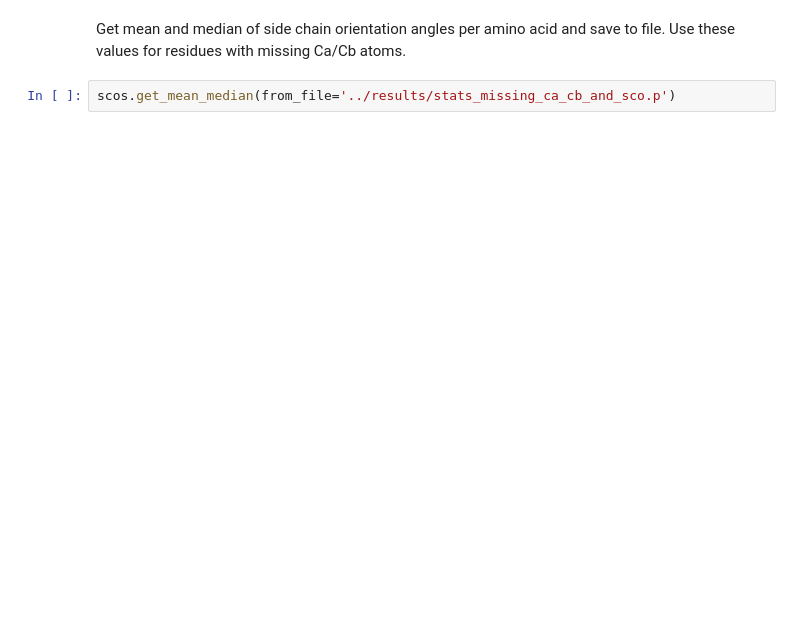
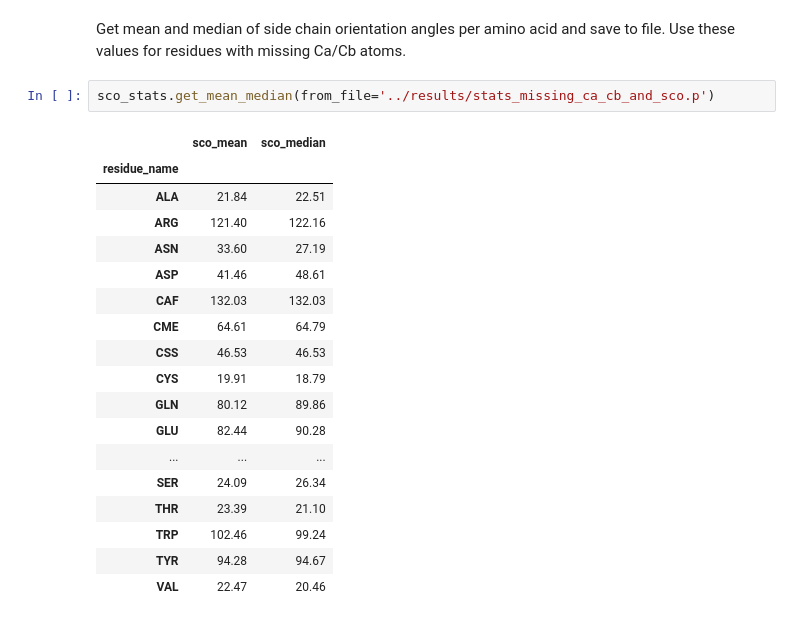
Before and after one commit to volkamerlab/kissim, a Jupyter notebook: scripts/gaps_ca_cb_sco_stats.ipynb, the cells around one changed output. Cells and saved outputs as stored; diff of their text form; blank space fills up the shorter version.

```diff
--- a/scripts/gaps_ca_cb_sco_stats.ipynb
+++ b/scripts/gaps_ca_cb_sco_stats.ipynb
@@ -123,4 +237,23 @@ sco_stats.plot_side_chain_orientation_distribution(path_to_results, kind='histog
 Get mean and median of side chain orientation angles per amino acid and save to file.
 Use these values for residues with missing Ca/Cb atoms.
 # %%
-scos.get_mean_median(from_file='../results/stats_missing_ca_cb_and_sco.p')
+sco_stats.get_mean_median(from_file='../results/stats_missing_ca_cb_and_sco.p')
+# %% [output]
+|  | sco_mean | sco_median |
+| residue_name |  |  |
+| ALA | 21.84 | 22.51 |
+| ARG | 121.40 | 122.16 |
+| ASN | 33.60 | 27.19 |
+| ASP | 41.46 | 48.61 |
+| CAF | 132.03 | 132.03 |
+| CME | 64.61 | 64.79 |
+| CSS | 46.53 | 46.53 |
+| CYS | 19.91 | 18.79 |
+| GLN | 80.12 | 89.86 |
+| GLU | 82.44 | 90.28 |
+| ... | ... | ... |
+| SER | 24.09 | 26.34 |
+| THR | 23.39 | 21.10 |
+| TRP | 102.46 | 99.24 |
+| TYR | 94.28 | 94.67 |
+| VAL | 22.47 | 20.46 |
```
Also changed, not shown: parts of 12 cells of this notebook.
